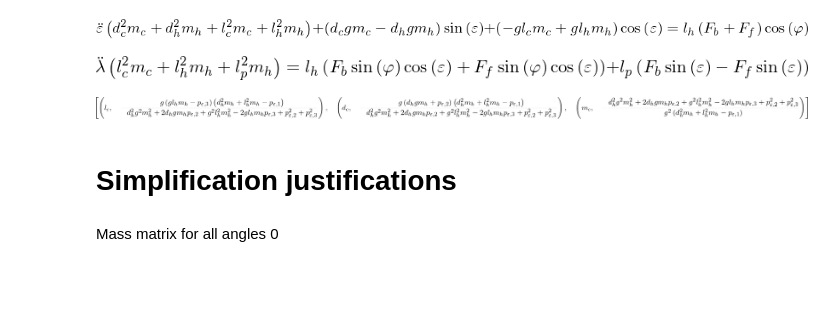
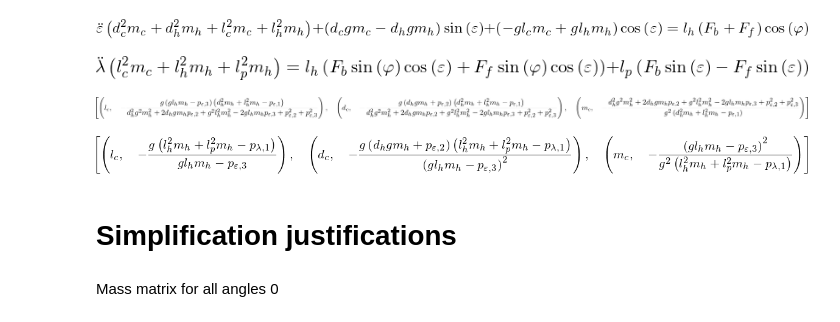
Before and after one commit to Rojetto/helicopter_thesis_code, a Jupyter notebook: scripts/model_derivation.ipynb, the cells around one changed output. Saved outputs shown, nothing was run; the diff lists cells and outputs as text; code cells hidden in the pictures; blank space fills up the shorter version.

```diff
--- a/scripts/model_derivation.ipynb
+++ b/scripts/model_derivation.ipynb
@@ -279,6 +279,12 @@ sol = solve([eq_eps_1, eq_eps_2, eq_eps_3], [lc, dc, mc])
 list(zip([lc, dc, mc], sol[0]))
 # %% [output]
 [figure]
+# %%
+sol = solve([eq_lamb_1, eq_eps_2, eq_eps_3], [lc, dc, mc])
+# %%
+list(zip([lc, dc, mc], sol[0]))
+# %% [output]
+[figure, added]
 # %% [markdown]
 # Simplification justifications
 # %%
```
Also changed, not shown: 4 other files.
